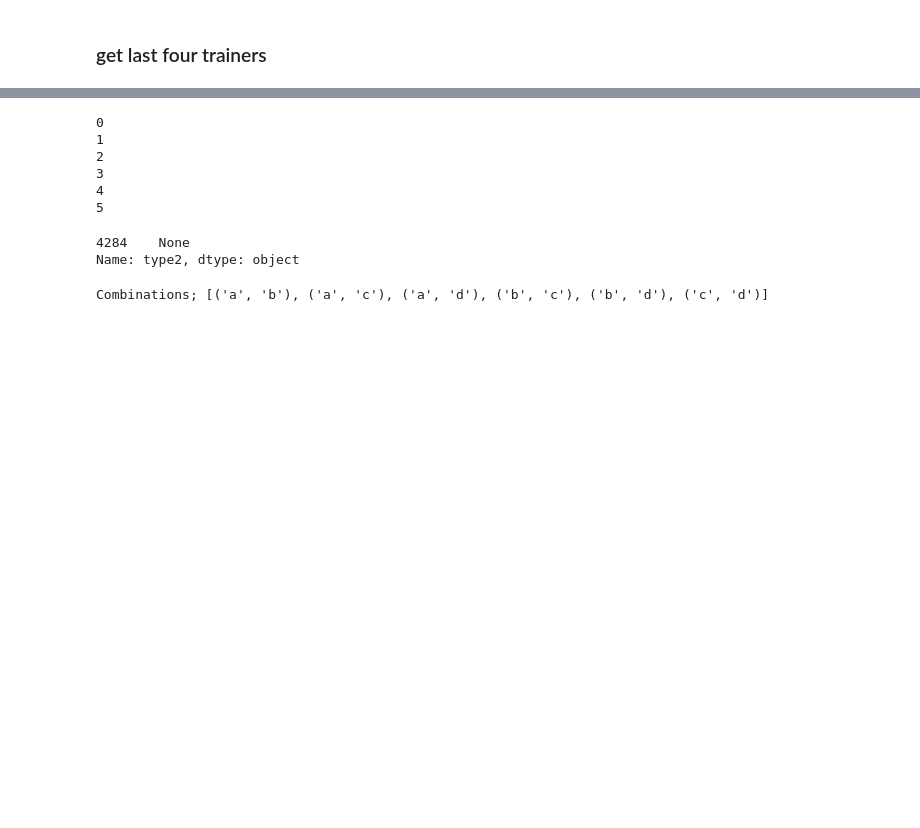
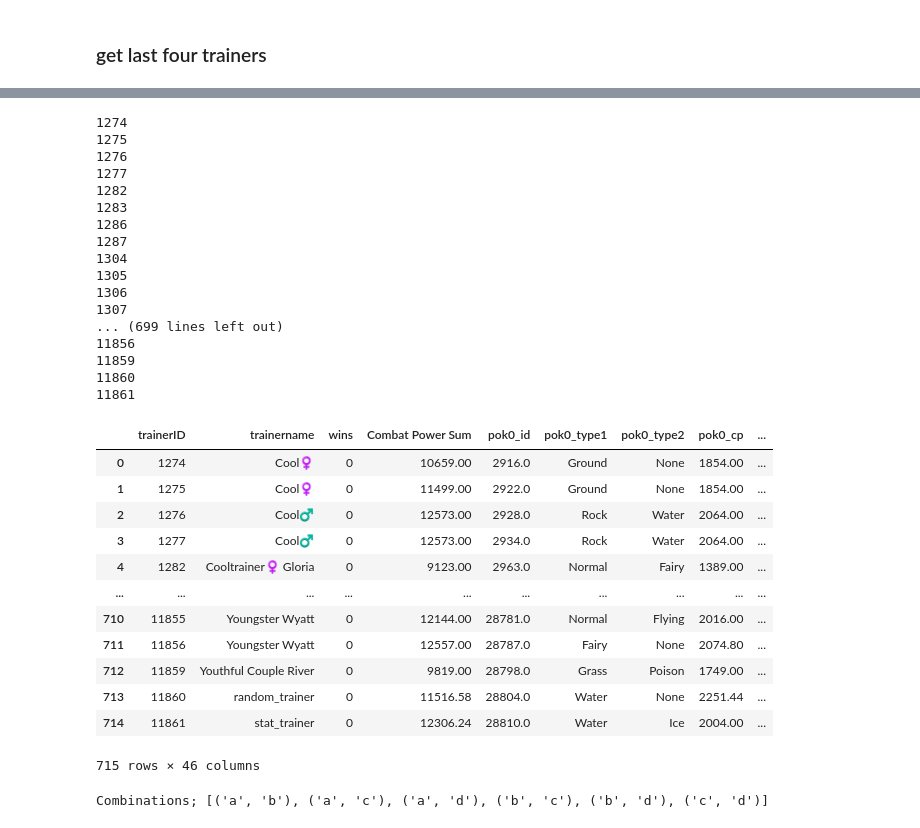
Before and after one commit to infoshareacademy/jdszr2-DataResearchers, a Jupyter notebook: python/main.ipynb, the cells around one changed output, grey strips where cells are left out. Cells and saved outputs as stored; diff of their text form; code cells hidden in the pictures; blank space fills up the shorter version.

```diff
--- a/python/main.ipynb
+++ b/python/main.ipynb
@@ -572,35 +643,0 @@ league_trainers
-# %%
-def fill_league_trainers(trainerID,df):
-    for i in range(0,6):
-        print(i)
-        trainer_is = league_6poks['trainerID']==trainersID
-        set1 = league_6poks[trainer_is]
-        pok = set1['place']==i
-        set12 = set1[pok]
-        set12['type2']
-        # zapisać
-# %% [output]
-0
-1
-2
-3
-4
-5
-# %%
-league_trainers=fill_league_trainers(trainersID[0],league_6poks,league_trainers)
-league_trainers
-#test = league_6poks[ league_df['trainerID'].map(league_df['trainerID'].value_counts()) == 6 ]
-
-trainer_is = league_6poks['trainerID']==trainersID[0]
-set1 = league_6poks[trainer_is]
-pok0 = set1['place']==0
-set12 = set1[pok0]
-set12['type2']
-#return set12.sample(n=1)
-
-
-#league_trainers['pok1_type1'] = iloc[0]['A']
-#league_trainers
-# %% [output]
-4284    None
-Name: type2, dtype: object
@@ -607,3 +730,44 @@ Name: type2, dtype: object
+# %%
+#print(trainersID)
+#print(league_6poks)
+#print(league_trainers)
+
+for i,trainer_id in enumerate(trainerID):
+    print(i, trainer_id)
+    fill_trainers(trainer_id,league_6poks,league_trainers)
+
+league_trainers
+# %% [output]
+1274
+1275
+1276
+1277
+1282
+1283
+1286
+1287
+1304
+1305
+1306
+1307
+... (699 lines left out)
+11856
+11859
+11860
+11861
+|  | trainerID | trainername | wins | Combat Power Sum | pok0_id | pok0_type1 | pok0_type2 | pok0_cp | ... |
+| 0 | 1274 | Cool♀ | 0 | 10659.00 | 2916.0 | Ground | None | 1854.00 | ... |
+| 1 | 1275 | Cool♀ | 0 | 11499.00 | 2922.0 | Ground | None | 1854.00 | ... |
+| 2 | 1276 | Cool♂ | 0 | 12573.00 | 2928.0 | Rock | Water | 2064.00 | ... |
+| 3 | 1277 | Cool♂ | 0 | 12573.00 | 2934.0 | Rock | Water | 2064.00 | ... |
+| 4 | 1282 | Cooltrainer♀ Gloria | 0 | 9123.00 | 2963.0 | Normal | Fairy | 1389.00 | ... |
+| ... | ... | ... | ... | ... | ... | ... | ... | ... | ... |
+| 710 | 11855 | Youngster Wyatt | 0 | 12144.00 | 28781.0 | Normal | Flying | 2016.00 | ... |
+| 711 | 11856 | Youngster Wyatt | 0 | 12557.00 | 28787.0 | Fairy | None | 2074.80 | ... |
+| 712 | 11859 | Youthful Couple River | 0 | 9819.00 | 28798.0 | Grass | Poison | 1749.00 | ... |
+| 713 | 11860 | random_trainer | 0 | 11516.58 | 28804.0 | Water | None | 2251.44 | ... |
+| 714 | 11861 | stat_trainer | 0 | 12306.24 | 28810.0 | Water | Ice | 2004.00 | ... |
+715 rows × 46 columns
 # %%
 x = ["a","b","c","d"]
 import itertools
```
Also changed, not shown: parts of 15 cells of this notebook, 4 other files.
